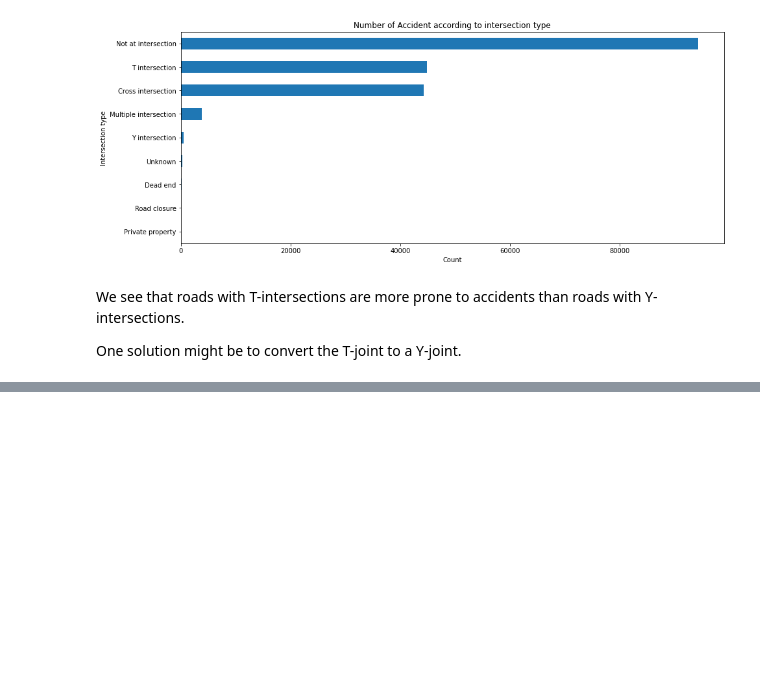
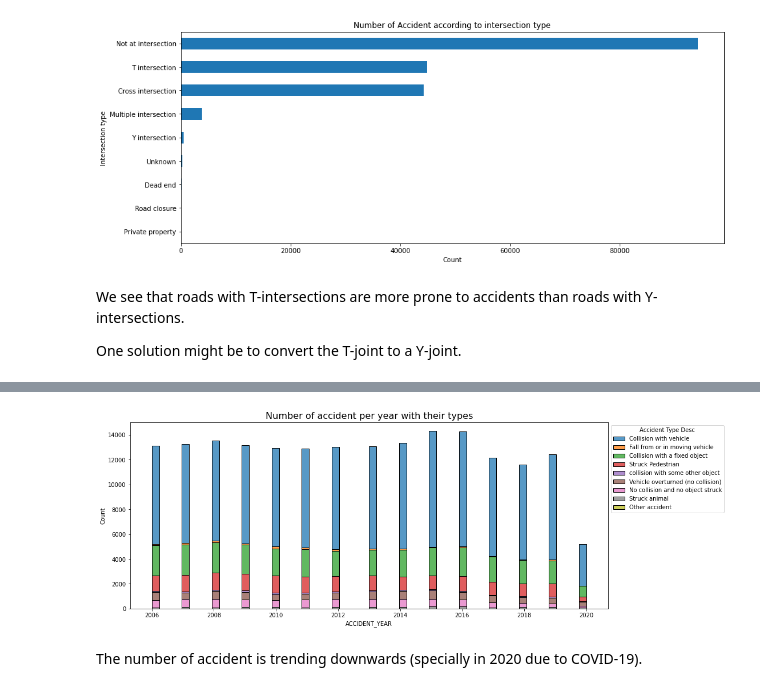
Before and after one commit to lethib/enea_study_case, a Jupyter notebook: data_analysis.ipynb, the cells around one changed output, grey strips where cells are left out. Cells and saved outputs as stored; diff of their text form; code cells hidden in the pictures; blank space fills up the shorter version.

```diff
--- a/data_analysis.ipynb
+++ b/data_analysis.ipynb
@@ -286,0 +311,3 @@ One solution might be to convert the T-joint to a Y-joint.
+# %%
+df_acc.insert(3, "ACCIDENT_YEAR", df_acc.ACCIDENT_DATE_TIME.dt.year)
+df_acc.head()
@@ -286,0 +322,10 @@ One solution might be to convert the T-joint to a Y-joint.
+# %%
+plt.figure(figsize=(15,6))
+h = sns.histplot(data=df_acc, x="ACCIDENT_YEAR", hue="Accident Type Desc", multiple="stack")
+sns.move_legend(h, "upper left", bbox_to_anchor=(1, 1))
+plt.title("Number of accident per year with their types", fontsize=16)
+plt.show()
+# %% [output]
+[figure, added]
+# %% [markdown]
+The number of accident is trending downwards (specially in 2020 due to COVID-19).
```
Also changed, not shown: parts of 8 cells of this notebook, 1 other file.
